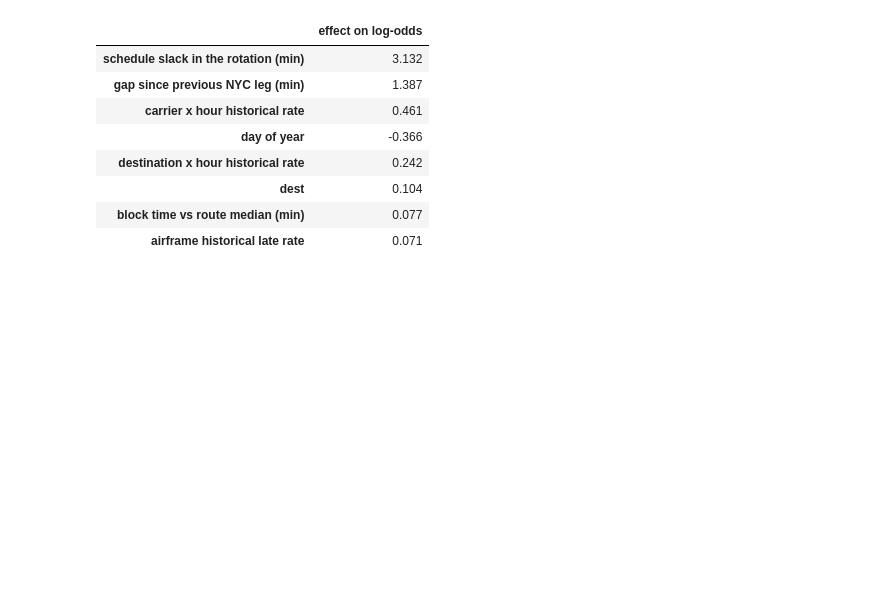
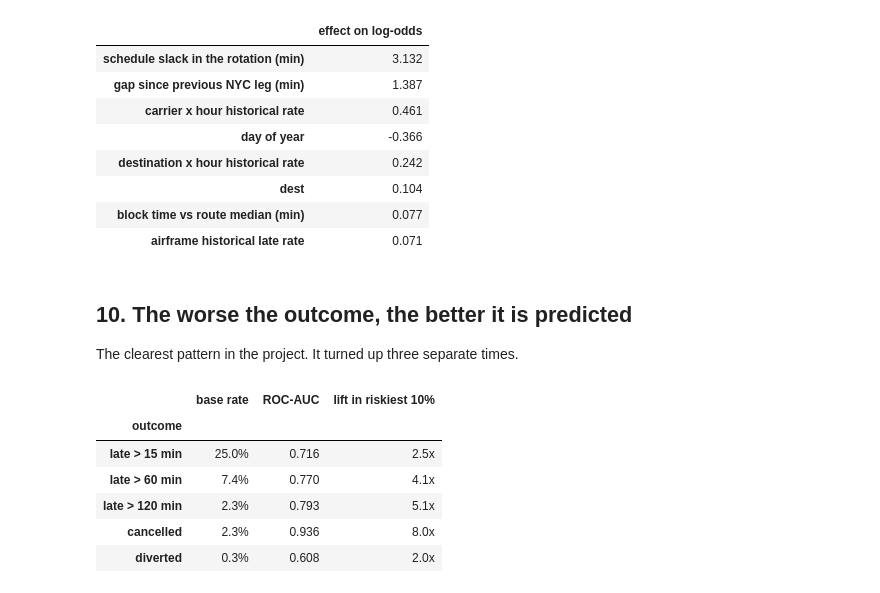
Before and after one commit to AngadKumar16/reverie-hacks, a Jupyter notebook: notebooks/01_walkthrough.ipynb, the cells around one changed output. Cells and saved outputs as stored; diff of their text form; code cells hidden in the pictures; blank space fills up the shorter version.

```diff
--- a/notebooks/01_walkthrough.ipynb
+++ b/notebooks/01_walkthrough.ipynb
@@ -293,3 +293,32 @@ predicted risk 98%  |  actually arrived +128 min
 | dest | 0.104 |
 | block time vs route median (min) | 0.077 |
 | airframe historical late rate | 0.071 |
+# %% [markdown]
+## 10. The worse the outcome, the better it is predicted
+
+The clearest pattern in the project. It turned up three separate times.
+# %%
+sev = json.load(open("../reports/metrics/severity_v2.json"))
+dis = json.load(open("../reports/metrics/disruption.json"))
+
+rows = []
+for k, label in [("gt15", "late > 15 min"), ("gt60", "late > 60 min"),
+                 ("gt120", "late > 120 min")]:
+    t = sev["tiers"][k]
+    rows.append({"outcome": label, "base rate": f"{t['base_rate']:.1%}",
+                 "ROC-AUC": round(t["roc_auc"], 3),
+                 "lift in riskiest 10%": f"{t['lift_at_10pct']:.1f}x"})
+for k, label in [("is_cancelled", "cancelled"), ("is_diverted", "diverted")]:
+    t = dis[k]
+    rows.append({"outcome": label, "base rate": f"{t['base_rate_test']:.1%}",
+                 "ROC-AUC": round(t["roc_auc"], 3),
+                 "lift in riskiest 10%": f"{t['lift_at_10pct']:.1f}x"})
+pd.DataFrame(rows).set_index("outcome")
+# %% [output]
+|  | base rate | ROC-AUC | lift in riskiest 10% |
+| outcome |  |  |  |
+| late > 15 min | 25.0% | 0.716 | 2.5x |
+| late > 60 min | 7.4% | 0.770 | 4.1x |
+| late > 120 min | 2.3% | 0.793 | 5.1x |
+| cancelled | 2.3% | 0.936 | 8.0x |
+| diverted | 0.3% | 0.608 | 2.0x |
```
Also changed, not shown: parts of 11 cells of this notebook, 6 other files.
